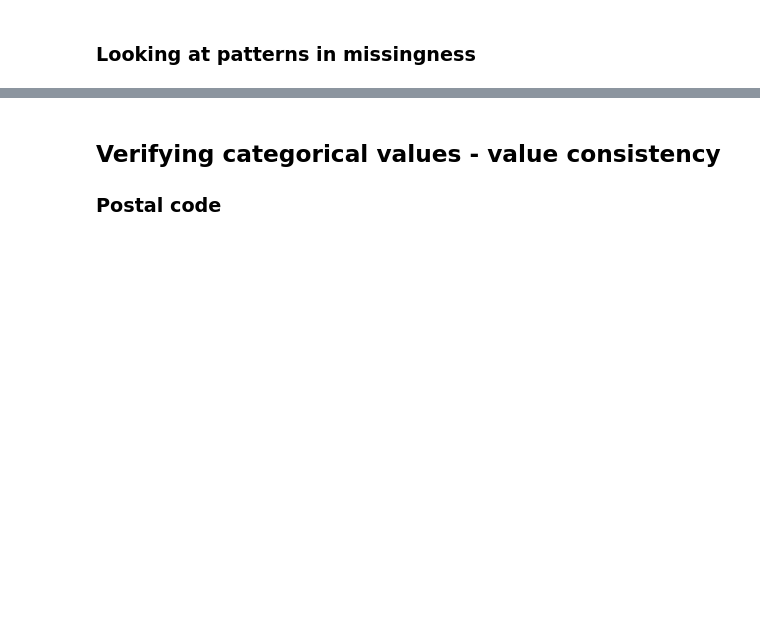
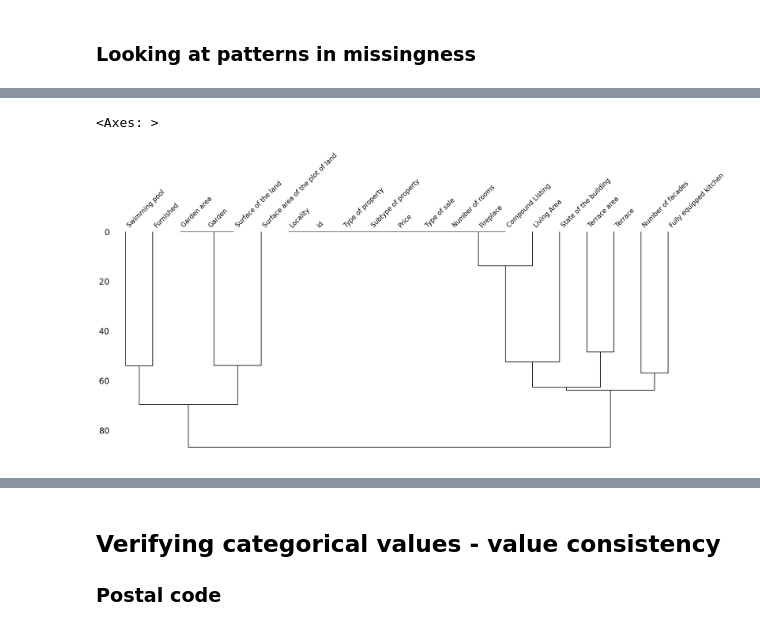
Before and after one commit to kvnpotter/ImmoData-EDA, a Jupyter notebook: DataCleaningKevin.ipynb, the cells around one changed output, grey strips where cells are left out. Cells and saved outputs as stored; diff of their text form; code cells hidden in the pictures; blank space fills up the shorter version.

```diff
--- a/DataCleaningKevin.ipynb
+++ b/DataCleaningKevin.ipynb
@@ -217 +223,6 @@ data[data.isna().sum(axis=1) == 9]
+# %%
+msno.dendrogram(data)
+# %% [output]
+<Axes: >
+[figure, added]
 # %%
```
Also changed, not shown: parts of 74 cells of this notebook, 1 other file.
